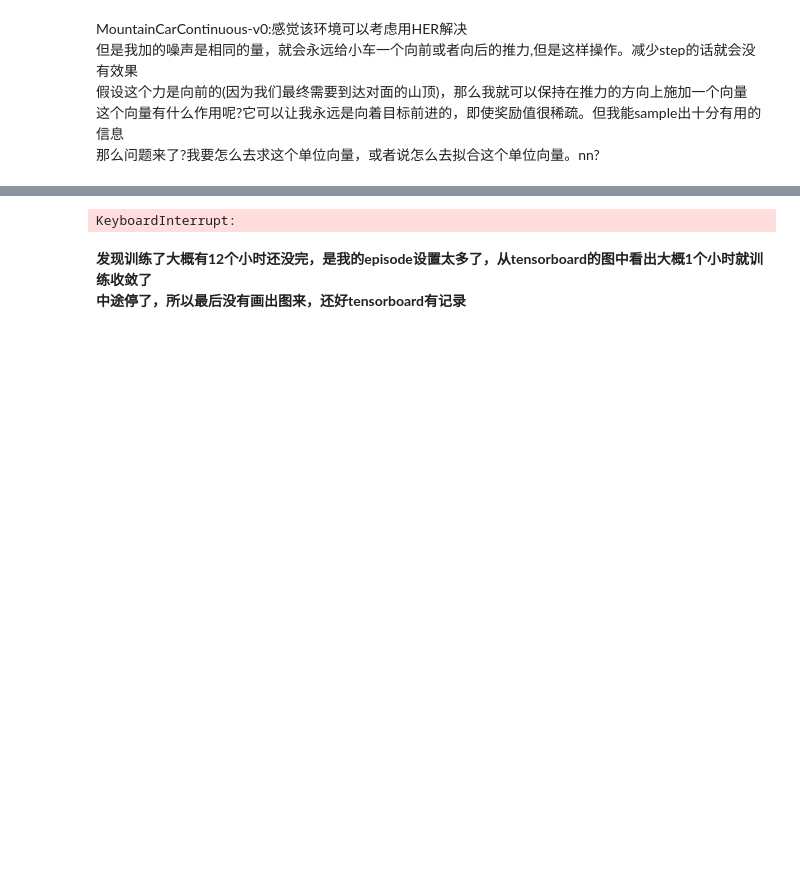
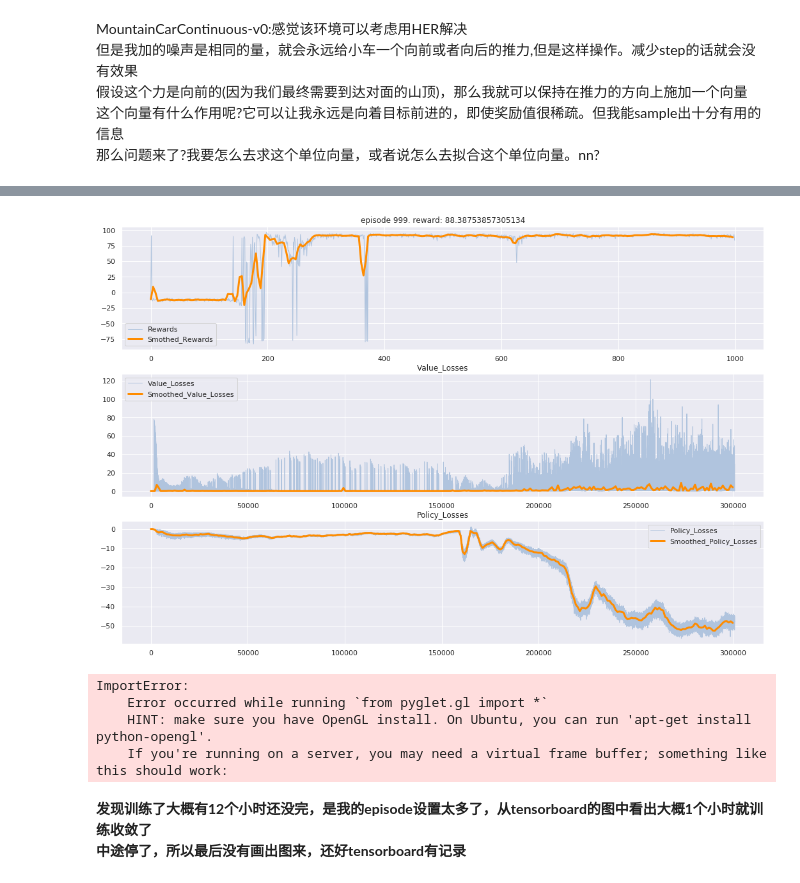
Before and after one commit to sunnyswag/RL_notes_and_codes, a Jupyter notebook: algorithm_implement/Deep_Deterministic_Policy_Gradient(DDPG).ipynb, the cells around one changed output, grey strips where cells are left out. Cells and saved outputs as stored; diff of their text form; code cells hidden in the pictures; blank space fills up the shorter version.

```diff
--- a/algorithm_implement/Deep_Deterministic_Policy_Gradient(DDPG).ipynb
+++ b/algorithm_implement/Deep_Deterministic_Policy_Gradient(DDPG).ipynb
@@ -354,7 +354,7 @@ def plot(episode, rewards, value_losses, policy_losses):
 
     plt.show()
 # %%
-episodes = 3000
+episodes = 1000
 steps = 1000
 value_losses = []
 policy_losses = []
@@ -362,32 +362,32 @@ all_rewards = []
 for episode in range(episodes):
     state = env.reset()
     ou_noise.reset()
     episode_reward = 0
     for step in range(steps):
         action = policy_net.get_action(state)
         action = ou_noise.get_action(action, step)
         next_state, reward, done, _ = env.step(action.flatten())
 
         replay_buffer.store(state, action, next_state.flatten(), reward, done)
         if len(replay_buffer) > batch_size :
             value_loss, policy_loss = ddpg_train(batch_size)
             value_losses.append(value_loss)
             policy_losses.append(policy_loss)
 
         state = next_state
         episode_reward += reward
 
         if done:
             break
 
 #     soft_loss = lambda loss : np.mean(loss[-100:]) if len(loss)>=100 else np.mean(loss)
 #     writer.add_scalar("Reward", episode_reward, episode)
 #     writer.add_scalar("Value_Losses", soft_loss(value_losses), episode)
 #     writer.add_scalar("Policy_Losses", soft_loss(policy_losses), episode)
 
     all_rewards.append(episode_reward)
 
     plot(episode, all_rewards, value_losses, policy_losses)
 # %% [output]
-KeyboardInterrupt:
+[figure, added]
 # %%
@@ -395,7 +395,7 @@ KeyboardInterrupt:
 # %%
-# policy_net_1 = PolicyNetwork(in_dim, out_dim)
-# policy_net_1.load_state_dict(torch.load("./model/DDPG.pth"))
-# policy_net_1.eval()
+policy_net_1 = PolicyNetwork(in_dim, out_dim)
+policy_net_1.load_state_dict(torch.load("./model/DDPG_not_suit_for_mountain_car.pth"))
+policy_net_1.eval()
 
 import pdb
 import gym
@@ -404,7 +404,7 @@ import matplotlib
 import matplotlib.pyplot as plt
 %matplotlib inline
 
-env = gym.make("Pendulum-v0")
+env = gym.make("MountainCarContinuous-v0")
 state = env.reset()
 img = plt.imshow(env.render(mode='rgb_array')) # only call this once
 for _ in range(1000):
@@ -419,6 +419,32 @@ for _ in range(1000):
     if done:
         state = env.reset()
     state = next_state
+
+# from gym import wrappers
+
+# env = gym.make("MountainCarContinuous-v0")
+# env = wrappers.Monitor(env, "./gym-results/DDPG/", force=True)
+# env.reset()
+# for _ in range(1000):
+#     action = env.action_space.sample()
+#     observation, reward, done, info = env.step(action)
+#     if done: break
+# env.close()
+
+# import io
+# import base64
+# from IPython.display import HTML
+
+# video = io.open('./gym-results/openaigym.video.%s.video000000.mp4' % env.file_infix, 'r+b').read()
+# encoded = base64.b64encode(video)
+# HTML(data='''
+#     <video width="360" height="auto" alt="test" controls><source src="data:video/mp4;base64,{0}" type="video/mp4" /></video>'''
+# .format(encoded.decode('ascii')))
+# %% [output]
+ImportError:
+    Error occurred while running `from pyglet.gl import *`
+    HINT: make sure you have OpenGL install. On Ubuntu, you can run 'apt-get install python-opengl'.
+    If you're running on a server, you may need a virtual frame buffer; something like this should work:
 # %% [markdown]
 **发现训练了大概有12个小时还没完，是我的episode设置太多了，从tensorboard的图中看出大概1个小时就训练收敛了<br>
 中途停了，所以最后没有画出图来，还好tensorboard有记录**
```
Also changed, not shown: parts of 1 cell of this notebook, 10 other files.
